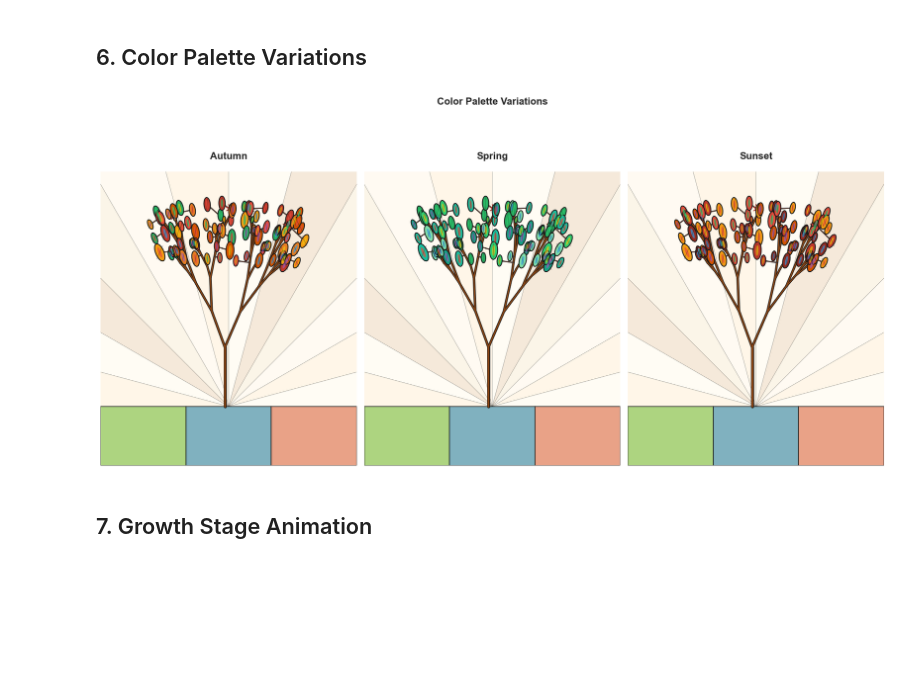
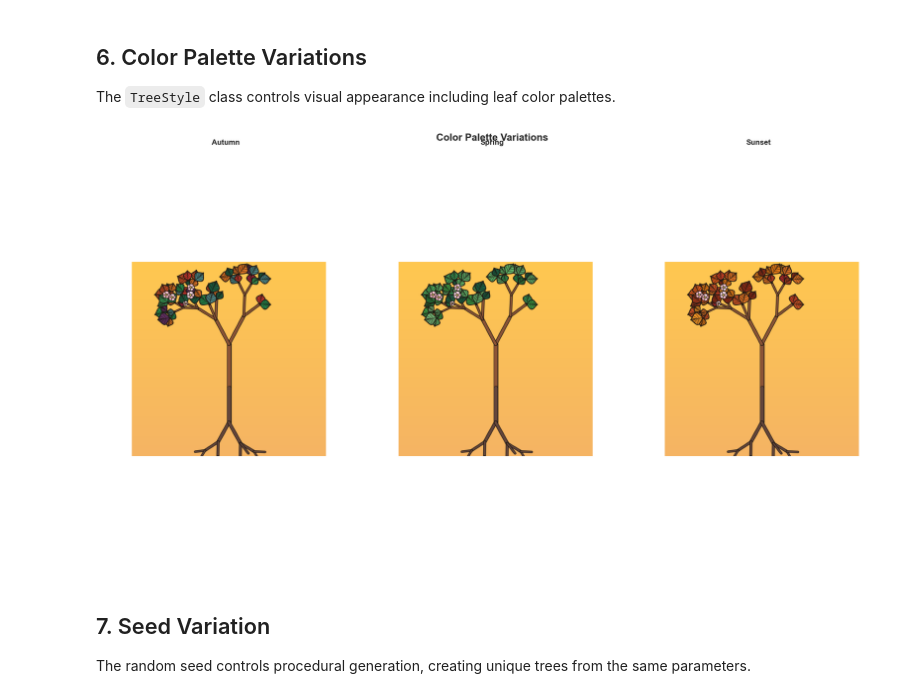
Before and after one commit to ndouglas/arborhedron, a Jupyter notebook: notebooks/06_geometric_skeleton.ipynb, the cells around one changed output. Drawn from its saved outputs; the diff is of its cells as text; code cells hidden in the pictures; blank space fills up the shorter version.

```diff
--- a/notebooks/06_geometric_skeleton.ipynb
+++ b/notebooks/06_geometric_skeleton.ipynb
@@ -49,9 +43,16 @@ The skeleton depth determines visual richness:
 # %%
-# Compare skeleton complexity
-print("Skeleton complexity by depth:")
+# Show default TreeParams
+params = TreeParams()
+print("Default TreeParams:")
 print("-" * 40)
-for depth in [4, 5, 6, 7, 8]:
-    num_segments = 2**depth - 1
-    num_tips = 2**(depth - 1)
-    print(f"Depth {depth}: {num_segments:>3} segments, {num_tips:>3} tips")
+print(f"  depth:          {params.depth} (recursion levels)")
+print(f"  angle:          {params.angle}° (branch spread)")
+print(f"  scale:          {params.scale} (child/parent ratio)")
+print(f"  trunk_length:   {params.trunk_length} (pixels)")
+print(f"  thickness:      {params.thickness} (trunk width)")
+print(f"  randomness:     {params.randomness} (angle jitter)")
+print(f"  early_stop:     {params.early_stop} (pruning probability)")
+print(f"  show_leaves:    {params.show_leaves}")
+print(f"  show_blossoms:  {params.show_blossoms}")
+print(f"  blossom_type:   {params.blossom_type}")
 # %% [output]
@@ -345,20 +359,57 @@ plt.show()
 # %% [markdown]
 ## 6. Color Palette Variations
+
+The `TreeStyle` class controls visual appearance including leaf color palettes.
 # %%
-# Same tree, different palettes
-palette_tree = create_grown_skeleton(depth=7, growth_stage=1.0, prune_fraction=0.2, seed=99)
+# Define color palettes
+autumn_colors = (
+    '#b42840', '#dc3c32', '#c85028',
+    '#e67828', '#289050', '#3ca05a',
+    '#1e6446', '#643264', '#508c8c'
+)
 
+spring_colors = (
+    '#289050', '#3ca05a', '#50b060',
+    '#68c070', '#40a048', '#2e8040',
+    '#1e6446', '#78b878', '#60a868'
+)
+
+sunset_colors = (
+    '#c83030', '#e04828', '#e86020',
+    '#f08018', '#d85828', '#b84020',
+    '#983018', '#f89828', '#e87828'
+)
+
+# Create comparison
 fig, axes = plt.subplots(1, 3, figsize=(18, 10))
 
-render_stained_glass_tree(palette_tree, ax=axes[0], palette=AUTUMN_PALETTE, leaf_density=140, title='Autumn')
-render_stained_glass_tree(palette_tree, ax=axes[1], palette=SPRING_PALETTE, leaf_density=140, title='Spring')
-render_stained_glass_tree(palette_tree, ax=axes[2], palette=SUNSET_PALETTE, leaf_density=140, title='Sunset')
+palettes = [
+    (autumn_colors, 'Autumn'),
+    (spring_colors, 'Spring'),
+    (sunset_colors, 'Sunset'),
+]
+
+params = TreeParams(depth=5, show_blossoms=True, blossom_density=0.25)
+
+for ax, (colors, title) in zip(axes, palettes):
+    style = TreeStyle(leaf_colors=colors)
+    fig_temp, _ = render_tree(params, style, seed=99, figsize=(6, 10))
+
+    fig_temp.canvas.draw()
+    img = np.frombuffer(fig_temp.canvas.buffer_rgba(), dtype=np.uint8)
+    img = img.reshape(fig_temp.canvas.get_width_height()[::-1] + (4,))
+    ax.imshow(img)
+    ax.axis('off')
+    ax.set_title(title, fontsize=12, fontweight='bold')
+    plt.close(fig_temp)
 
 plt.suptitle('Color Palette Variations', fontsize=16, fontweight='bold')
 plt.tight_layout()
 plt.show()
 # %% [output]
-[figure, old version]
+[figure, new version]
 # %% [markdown]
-## 7. Growth Stage Animation
+## 7. Seed Variation
+
+The random seed controls procedural generation, creating unique trees from the same parameters.
 # %%
```
Also changed, not shown: parts of 19 cells of this notebook, 10 other files.
